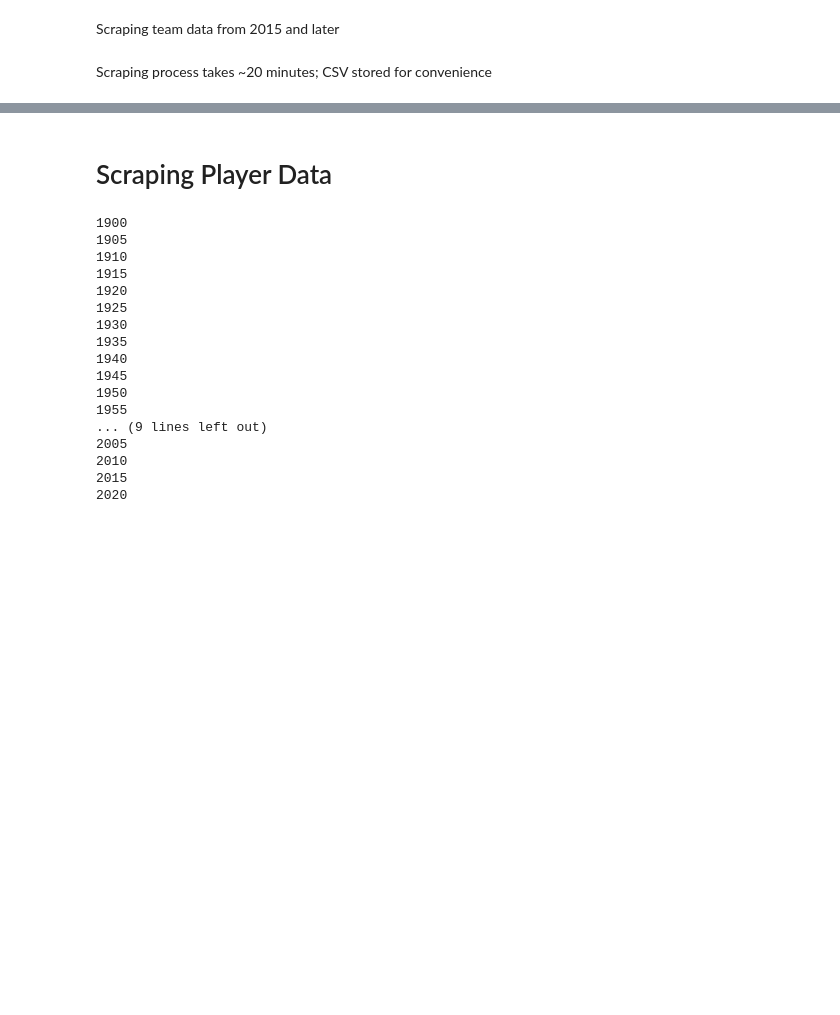
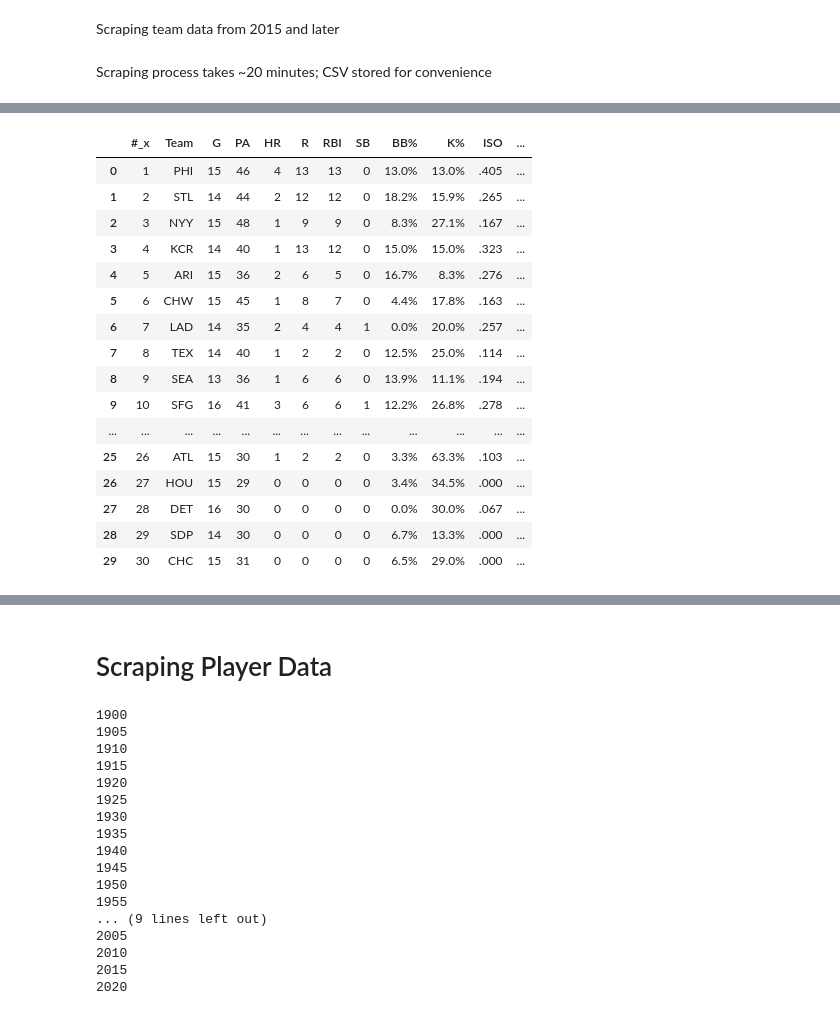
Before and after one commit to timseymour42/mlb-build-a-team, a Jupyter notebook: Automated_Data_Collection.ipynb, the cells around one changed output, grey strips where cells are left out. Drawn from its saved outputs; the diff is of its cells as text; code cells hidden in the pictures; blank space fills up the shorter version.

```diff
--- a/Automated_Data_Collection.ipynb
+++ b/Automated_Data_Collection.ipynb
@@ -192,6 +226,5 @@ if len(pit) > 0:
   pit.drop(columns = ['G'], inplace = True)
   # Joining hitting and pitching dataframes on team and date
   new_stats = pd.merge(hit, pit, left_on = ['Team', 'Date'], right_on = ['Team', 'Date'], how = 'inner')
-  all_stats = pd.concat(all_stats, new_stats)
-  all_stats.drop_duplicates(inplace = True)
-  all_stats.to_csv('https://github.com/timseymour42/MLB-Build-a-Team/blob/a3774339cb04887ba2026cab07c2923b27422b60/daily_stats%20(2).csv')
+  print(new_stats.columns)
+  all_stats = pd.concat([all_stats, new_stats])
@@ -197,0 +257,22 @@ if len(pit) > 0:
+# %%
+pd.set_option('display.max_columns', None)
+# %%
+pd.merge(hit, pit, left_on = ['Team', 'Date'], right_on = ['Team', 'Date'], how = 'inner')
+# %% [output]
+|  | #_x | Team | G | PA | HR | R | RBI | SB | BB% | K% | ISO | ... |
+| 0 | 1 | PHI | 15 | 46 | 4 | 13 | 13 | 0 | 13.0% | 13.0% | .405 | ... |
+| 1 | 2 | STL | 14 | 44 | 2 | 12 | 12 | 0 | 18.2% | 15.9% | .265 | ... |
+| 2 | 3 | NYY | 15 | 48 | 1 | 9 | 9 | 0 | 8.3% | 27.1% | .167 | ... |
+| 3 | 4 | KCR | 14 | 40 | 1 | 13 | 12 | 0 | 15.0% | 15.0% | .323 | ... |
+| 4 | 5 | ARI | 15 | 36 | 2 | 6 | 5 | 0 | 16.7% | 8.3% | .276 | ... |
+| 5 | 6 | CHW | 15 | 45 | 1 | 8 | 7 | 0 | 4.4% | 17.8% | .163 | ... |
+| 6 | 7 | LAD | 14 | 35 | 2 | 4 | 4 | 1 | 0.0% | 20.0% | .257 | ... |
+| 7 | 8 | TEX | 14 | 40 | 1 | 2 | 2 | 0 | 12.5% | 25.0% | .114 | ... |
+| 8 | 9 | SEA | 13 | 36 | 1 | 6 | 6 | 0 | 13.9% | 11.1% | .194 | ... |
+| 9 | 10 | SFG | 16 | 41 | 3 | 6 | 6 | 1 | 12.2% | 26.8% | .278 | ... |
+| ... | ... | ... | ... | ... | ... | ... | ... | ... | ... | ... | ... | ... |
+| 25 | 26 | ATL | 15 | 30 | 1 | 2 | 2 | 0 | 3.3% | 63.3% | .103 | ... |
+| 26 | 27 | HOU | 15 | 29 | 0 | 0 | 0 | 0 | 3.4% | 34.5% | .000 | ... |
+| 27 | 28 | DET | 16 | 30 | 0 | 0 | 0 | 0 | 0.0% | 30.0% | .067 | ... |
+| 28 | 29 | SDP | 14 | 30 | 0 | 0 | 0 | 0 | 6.7% | 13.3% | .000 | ... |
+| 29 | 30 | CHC | 15 | 31 | 0 | 0 | 0 | 0 | 6.5% | 29.0% | .000 | ... |
```
Also changed, not shown: parts of 33 cells of this notebook.
